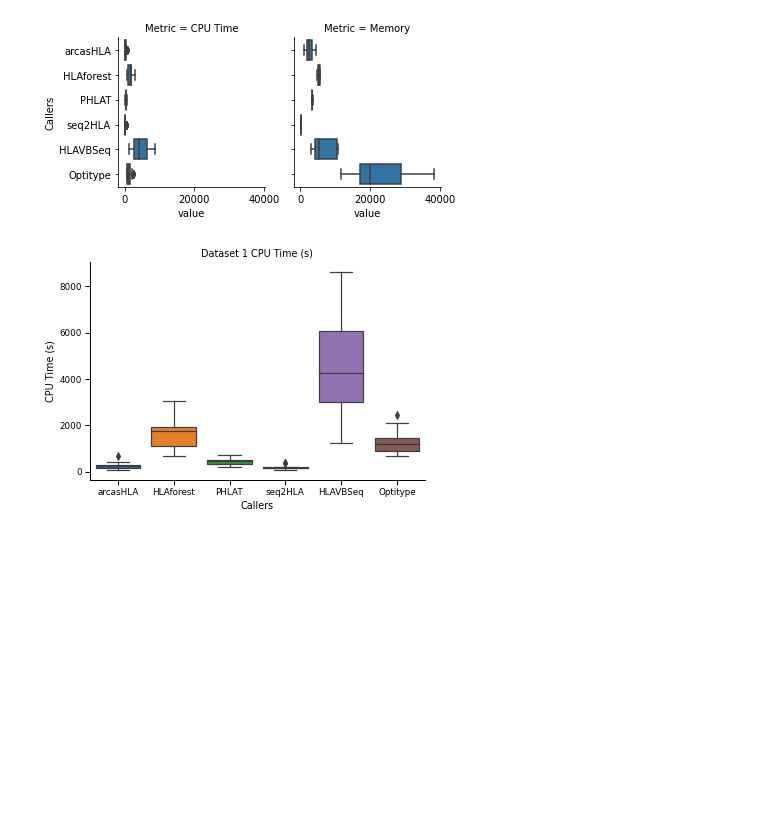
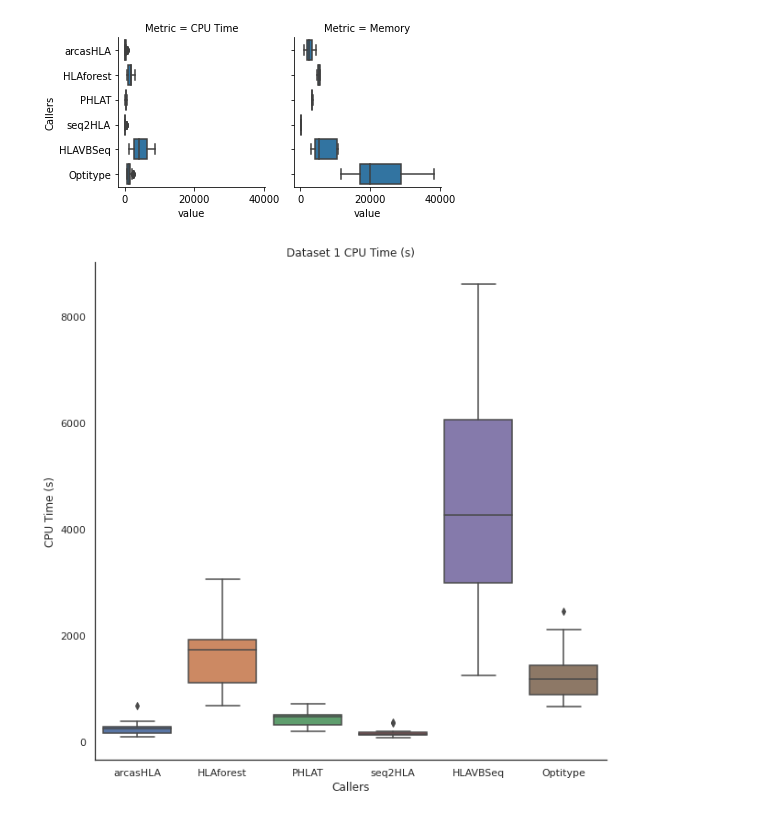
Before and after one commit to ydottie/hlaproject, a Jupyter notebook: notebooks/CPU_Memory.ipynb, the cells around one changed output. Saved outputs shown, nothing was run; the diff lists cells and outputs as text; code cells hidden in the pictures; blank space fills up the shorter version.

Commit message:
updated scripts and figures

```diff
--- a/notebooks/CPU_Memory.ipynb
+++ b/notebooks/CPU_Memory.ipynb
@@ -62,14 +62,16 @@ g.map_dataframe(sns.boxplot, x="value", y="Callers")
 # %%
 sns.set_context("paper")
 sns.color_palette("pastel")
+sns.set(rc={'figure.figsize':(10,10)})
+sns.set_style("white")
 ax = sns.boxplot(x="Callers",y="CPU Time", data=cpu)
 ax.set_ylabel("CPU Time (s)")
 ax.set_xlabel("Callers")
 ax.set_title("Dataset 1 CPU Time (s)")
 sns.despine()
 plt.savefig('../Figures/d1_cpu.png',bbox_inches ="tight",dpi=300)
 # %% [output]
-[figure, old version]
+[figure, new version]
 # %%
 sns.set_context("paper")
 sns.color_palette("pastel")
```
Also changed, not shown: parts of 1 cell of this notebook, 16 other files.
